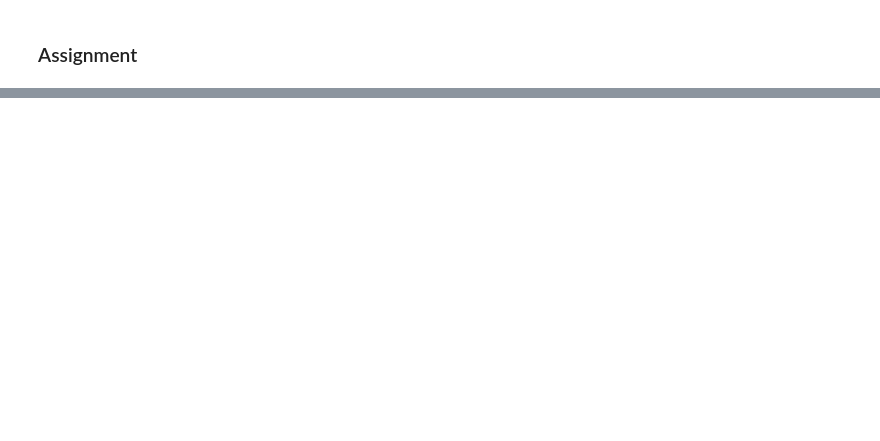
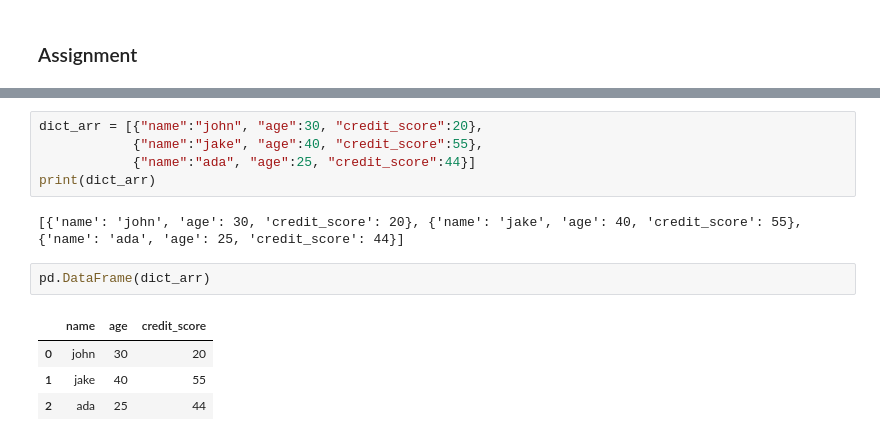
Before and after one commit to Cetezin/data_analytic, a Jupyter notebook: ClassWork.ipynb, the cells around one changed output, grey strips where cells are left out. Saved outputs shown, nothing was run; the diff lists cells and outputs as text; blank space fills up the shorter version.

```diff
--- a/ClassWork.ipynb
+++ b/ClassWork.ipynb
@@ -196,0 +294,14 @@ print(arr_list)
+# %%
+dict_arr = [{"name":"john", "age":30, "credit_score":20},
+            {"name":"jake", "age":40, "credit_score":55},
+            {"name":"ada", "age":25, "credit_score":44}]
+print(dict_arr)
+# %% [output]
+[{'name': 'john', 'age': 30, 'credit_score': 20}, {'name': 'jake', 'age': 40, 'credit_score': 55}, {'name': 'ada', 'age': 25, 'credit_score': 44}]
+# %%
+pd.DataFrame(dict_arr)
+# %% [output]
+|  | name | age | credit_score |
+| 0 | john | 30 | 20 |
+| 1 | jake | 40 | 55 |
+| 2 | ada | 25 | 44 |
```
Also changed, not shown: parts of 51 cells of this notebook.
